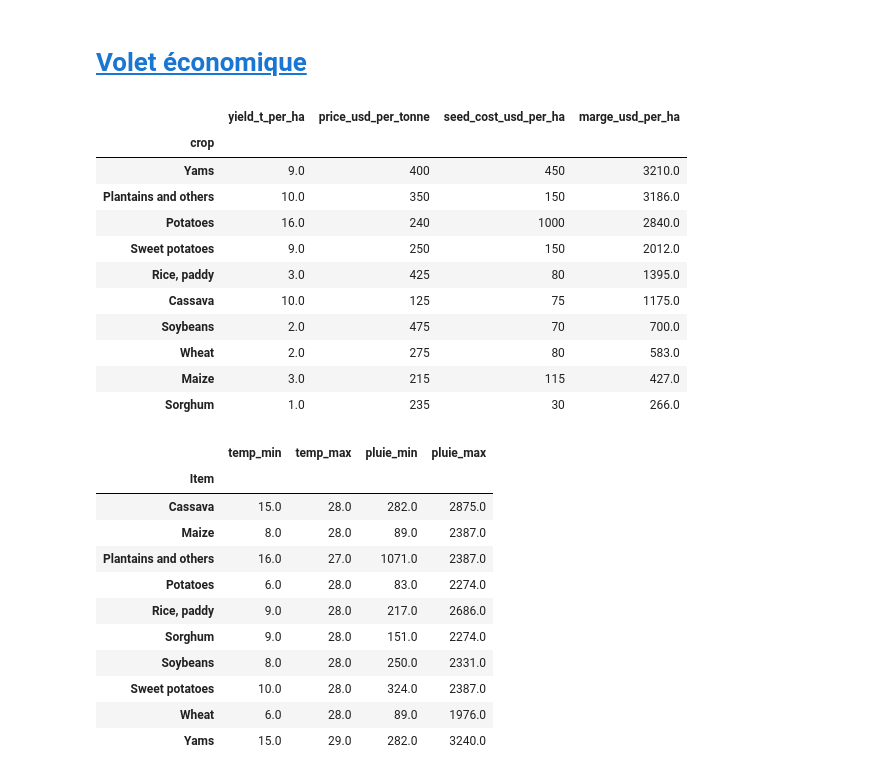
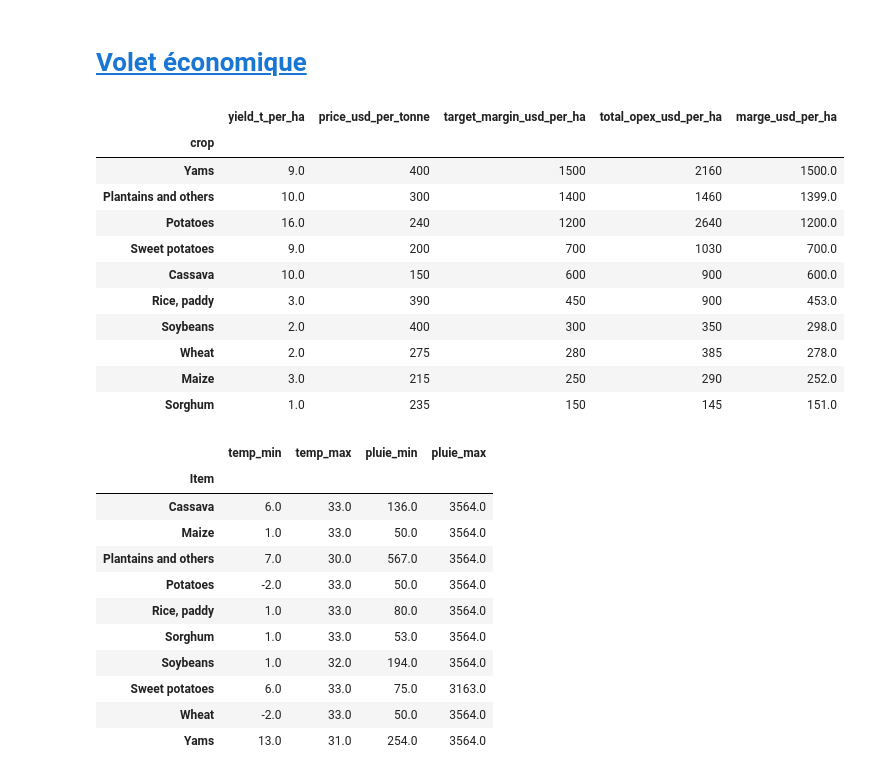
Before and after one commit to KL38/OC_P12_ML_MLOPS_Predict-Crops-rentability, a Jupyter notebook: notebooks/ML CYPD.ipynb, the cells around one changed output. Cells and saved outputs as stored; diff of their text form; code cells hidden in the pictures.

```diff
--- a/notebooks/ML CYPD.ipynb
+++ b/notebooks/ML CYPD.ipynb
@@ -972,42 +1000,51 @@ pd.DataFrame({"variable": X_test.columns,
 # %%
 # Prices and costs come from prixtable.ipynb. They are an ASSUMPTION -- no source in the
 # project carries them -- so the absolute dollars are indicative. What makes the regret
 # meaningful is that every strategy it compares is scored on this same table.
 prix = pd.read_csv("prix_couts.csv").set_index("crop")
 
 # The contract that matters is with the model's categories, not with the yield file: this is
 # what a merge on Item will actually hit.
 assert set(prix.index) == set(X_test["Item"].cat.categories), \
     f"libellés désalignés : {set(prix.index) ^ set(X_test['Item'].cat.categories)}"
 
 # Yield x price - cost at the world median yield: the STATIC ranking, identical everywhere.
 # This is the baseline /recommend has to beat -- if it cannot, the endpoint adds nothing.
 prix["marge_usd_per_ha"] = (prix["yield_t_per_ha"] * prix["price_usd_per_tonne"]
-                            - prix["seed_cost_usd_per_ha"])
+                            - prix["total_opex_usd_per_ha"])
 prix.sort_values("marge_usd_per_ha", ascending=False).round(0)
 # %% [output]
-|  | yield_t_per_ha | price_usd_per_tonne | seed_cost_usd_per_ha | marge_usd_per_ha |
-| crop |  |  |  |  |
-| Yams | 9.0 | 400 | 450 | 3210.0 |
-| Plantains and others | 10.0 | 350 | 150 | 3186.0 |
-| Potatoes | 16.0 | 240 | 1000 | 2840.0 |
-| Sweet potatoes | 9.0 | 250 | 150 | 2012.0 |
-| Rice, paddy | 3.0 | 425 | 80 | 1395.0 |
-| Cassava | 10.0 | 125 | 75 | 1175.0 |
-| Soybeans | 2.0 | 475 | 70 | 700.0 |
-| Wheat | 2.0 | 275 | 80 | 583.0 |
-| Maize | 3.0 | 215 | 115 | 427.0 |
-| Sorghum | 1.0 | 235 | 30 | 266.0 |
+|  | yield_t_per_ha | price_usd_per_tonne | target_margin_usd_per_ha | total_opex_usd_per_ha | marge_usd_per_ha |
+| crop |  |  |  |  |  |
+| Yams | 9.0 | 400 | 1500 | 2160 | 1500.0 |
+| Plantains and others | 10.0 | 300 | 1400 | 1460 | 1399.0 |
+| Potatoes | 16.0 | 240 | 1200 | 2640 | 1200.0 |
+| Sweet potatoes | 9.0 | 200 | 700 | 1030 | 700.0 |
+| Cassava | 10.0 | 150 | 600 | 900 | 600.0 |
+| Rice, paddy | 3.0 | 390 | 450 | 900 | 453.0 |
+| Soybeans | 2.0 | 400 | 300 | 350 | 298.0 |
+| Wheat | 2.0 | 275 | 280 | 385 | 278.0 |
+| Maize | 3.0 | 215 | 250 | 290 | 252.0 |
+| Sorghum | 1.0 | 235 | 150 | 145 | 151.0 |
 # %%
-# p5-p95 of the two climate inputs the user supplies, per crop, learned on the TRAINING
-# rows only -- fitting it on X_test would let the filter see the countries it is meant to be
-# judged on. A tree never refuses to predict: at 8 °C and 400 mm it returns a plausible yam
-# yield, and this filter is what stops that number reaching a farmer's screen.
-domaine = (X_train.groupby("Item", observed=True)
-           .agg(temp_min=("avg_temp", lambda s: s.quantile(0.05)),
-                temp_max=("avg_temp", lambda s: s.quantile(0.95)),
-                pluie_min=("average_rain_fall_mm_per_year", lambda s: s.quantile(0.05)),
-                pluie_max=("average_rain_fall_mm_per_year", lambda s: s.quantile(0.95))))
+# Validity domain per crop: block gross incoherence (cassava recommended in Russia), NOT
+# hug the training set. Bounds are the crop's observed min/max on the TRAIN rows -- using
+# X_test would let the filter see the countries it is judged on -- widened by 10 %:
+# multiplicative for rain, which has a true zero, but additive (10 % of the observed span)
+# for temperature, whose Celsius zero is arbitrary -- "-10 %" of a 6 degree floor would
+# leave 0.6 degree of margin while +10 % of 28 grants 2.8.
+stats = X_train.groupby("Item", observed=True).agg(
+    temp_bas=("avg_temp", "min"), temp_haut=("avg_temp", "max"),
+    pluie_bas=("average_rain_fall_mm_per_year", "min"),
+    pluie_haut=("average_rain_fall_mm_per_year", "max"))
+marge_temp = 0.10 * (stats["temp_haut"] - stats["temp_bas"])
+
+domaine = pd.DataFrame({
+    "temp_min": stats["temp_bas"] - marge_temp,
+    "temp_max": stats["temp_haut"] + marge_temp,
+    "pluie_min": (stats["pluie_bas"] * 0.9).clip(lower=0),
+    "pluie_max": stats["pluie_haut"] * 1.1,
+})
 
 # Artefact consumed by the API at step 3. Same file on both sides, so the filter cannot
 # drift between what is measured here and what is actually served.
@@ -1019,16 +1056,16 @@ domaine.round(0)
 # %% [output]
 |  | temp_min | temp_max | pluie_min | pluie_max |
 | Item |  |  |  |  |
-| Cassava | 15.0 | 28.0 | 282.0 | 2875.0 |
-| Maize | 8.0 | 28.0 | 89.0 | 2387.0 |
-| Plantains and others | 16.0 | 27.0 | 1071.0 | 2387.0 |
-| Potatoes | 6.0 | 28.0 | 83.0 | 2274.0 |
-| Rice, paddy | 9.0 | 28.0 | 217.0 | 2686.0 |
-| Sorghum | 9.0 | 28.0 | 151.0 | 2274.0 |
-| Soybeans | 8.0 | 28.0 | 250.0 | 2331.0 |
-| Sweet potatoes | 10.0 | 28.0 | 324.0 | 2387.0 |
-| Wheat | 6.0 | 28.0 | 89.0 | 1976.0 |
-| Yams | 15.0 | 29.0 | 282.0 | 3240.0 |
+| Cassava | 6.0 | 33.0 | 136.0 | 3564.0 |
+| Maize | 1.0 | 33.0 | 50.0 | 3564.0 |
+| Plantains and others | 7.0 | 30.0 | 567.0 | 3564.0 |
+| Potatoes | -2.0 | 33.0 | 50.0 | 3564.0 |
+| Rice, paddy | 1.0 | 33.0 | 80.0 | 3564.0 |
+| Sorghum | 1.0 | 33.0 | 53.0 | 3564.0 |
+| Soybeans | 1.0 | 32.0 | 194.0 | 3564.0 |
+| Sweet potatoes | 6.0 | 33.0 | 75.0 | 3163.0 |
+| Wheat | -2.0 | 33.0 | 50.0 | 3564.0 |
+| Yams | 13.0 | 31.0 | 254.0 | 3564.0 |
 # %%
 # /recommend returns an ORDER, and the order the farmer actually sees is by PROFIT, not by
 # yield. Ranking on predicted yield would give a near-constant podium by construction:
```
Also changed, not shown: parts of 15 cells of this notebook, 5 other files.
